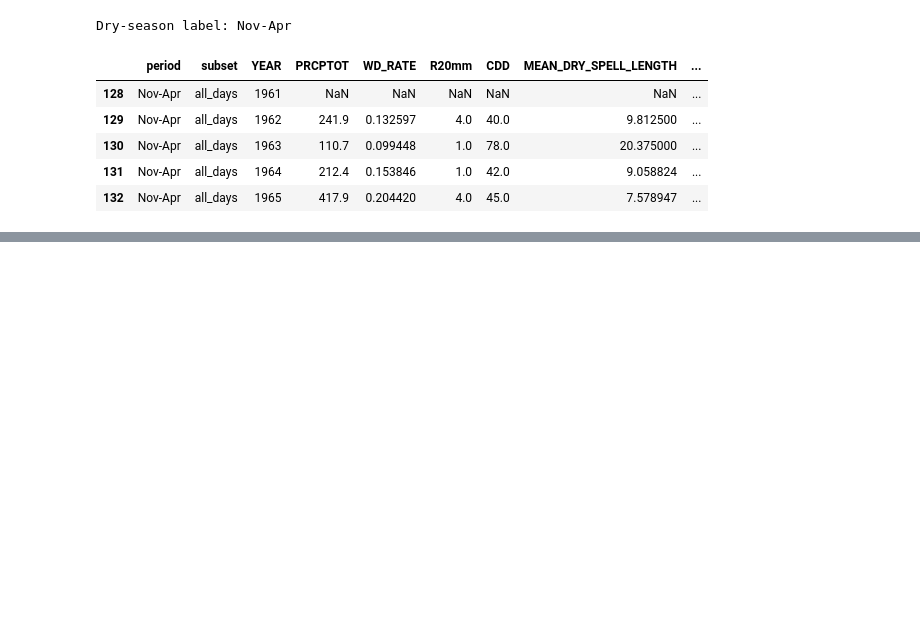
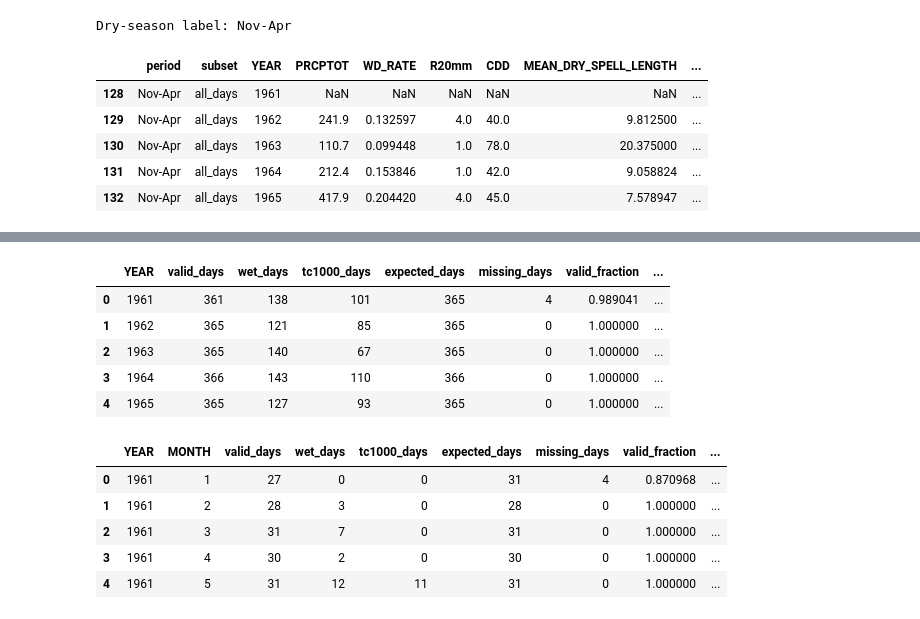
Before and after one commit to baracoma/science-garden-rainfall-trends, a Jupyter notebook: 02_analysis_and_figures.ipynb, the cells around one changed output, grey strips where cells are left out. Cells and saved outputs as stored; diff of their text form; code cells hidden in the pictures; blank space fills up the shorter version.

```diff
--- a/02_analysis_and_figures.ipynb
+++ b/02_analysis_and_figures.ipynb
@@ -2218,0 +2227,78 @@ Saved: /home/jupyter-bbr/source/science-garden-rainfall-trends/output/figures/di
+# %%
+# -----------------------------
+# Annual completeness
+# -----------------------------
+annual_completeness = (
+    analysis_df
+    .groupby("YEAR")
+    .agg(
+        valid_days=("RAINFALL", "count"),
+        wet_days=("RAINFALL", lambda x: (x >= WET_DAY_THRESHOLD).sum()),
+        tc1000_days=(TC_FILTER_COL, "sum"),
+    )
+    .reset_index()
+)
+
+annual_completeness["expected_days"] = annual_completeness["YEAR"].apply(
+    expected_days_in_year
+)
+
+annual_completeness["missing_days"] = (
+    annual_completeness["expected_days"] - annual_completeness["valid_days"]
+)
+
+annual_completeness["valid_fraction"] = (
+    annual_completeness["valid_days"] / annual_completeness["expected_days"]
+)
+
+annual_completeness["is_valid_year"] = (
+    annual_completeness["valid_fraction"] >= MIN_VALID_FRACTION
+)
+
+
+# -----------------------------
+# Monthly completeness
+# -----------------------------
+monthly_completeness = (
+    analysis_df
+    .groupby(["YEAR", "MONTH"])
+    .agg(
+        valid_days=("RAINFALL", "count"),
+        wet_days=("RAINFALL", lambda x: (x >= WET_DAY_THRESHOLD).sum()),
+        tc1000_days=(TC_FILTER_COL, "sum"),
+    )
+    .reset_index()
+)
+
+monthly_completeness["expected_days"] = monthly_completeness.apply(
+    lambda row: expected_days_in_month(row["YEAR"], row["MONTH"]),
+    axis=1
+)
+
+monthly_completeness["missing_days"] = (
+    monthly_completeness["expected_days"] - monthly_completeness["valid_days"]
+)
+
+monthly_completeness["valid_fraction"] = (
+    monthly_completeness["valid_days"] / monthly_completeness["expected_days"]
+)
+
+monthly_completeness["is_valid_month"] = (
+    monthly_completeness["valid_fraction"] >= MIN_VALID_FRACTION
+)
+
+display(annual_completeness.head())
+display(monthly_completeness.head())
+# %% [output]
+|  | YEAR | valid_days | wet_days | tc1000_days | expected_days | missing_days | valid_fraction | ... |
+| 0 | 1961 | 361 | 138 | 101 | 365 | 4 | 0.989041 | ... |
+| 1 | 1962 | 365 | 121 | 85 | 365 | 0 | 1.000000 | ... |
+| 2 | 1963 | 365 | 140 | 67 | 365 | 0 | 1.000000 | ... |
+| 3 | 1964 | 366 | 143 | 110 | 366 | 0 | 1.000000 | ... |
+| 4 | 1965 | 365 | 127 | 93 | 365 | 0 | 1.000000 | ... |
+|  | YEAR | MONTH | valid_days | wet_days | tc1000_days | expected_days | missing_days | valid_fraction | ... |
+| 0 | 1961 | 1 | 27 | 0 | 0 | 31 | 4 | 0.870968 | ... |
+| 1 | 1961 | 2 | 28 | 3 | 0 | 28 | 0 | 1.000000 | ... |
+| 2 | 1961 | 3 | 31 | 7 | 0 | 31 | 0 | 1.000000 | ... |
+| 3 | 1961 | 4 | 30 | 2 | 0 | 30 | 0 | 1.000000 | ... |
+| 4 | 1961 | 5 | 31 | 12 | 11 | 31 | 0 | 1.000000 | ... |
```
Also changed, not shown: parts of 28 cells of this notebook.
